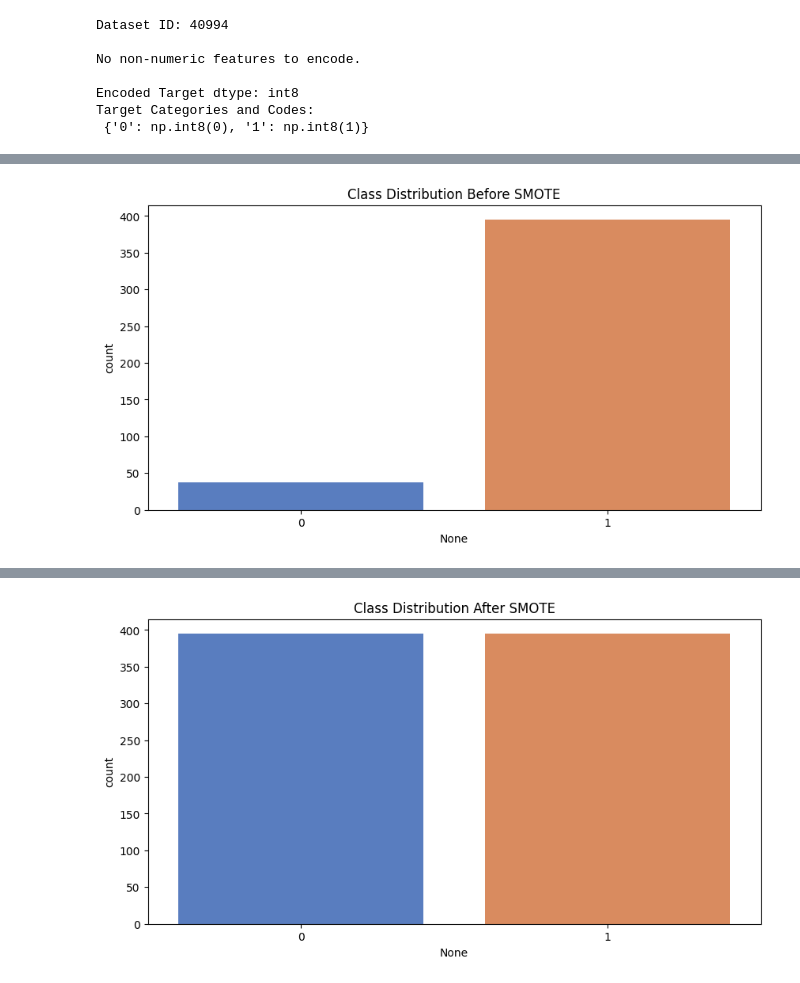
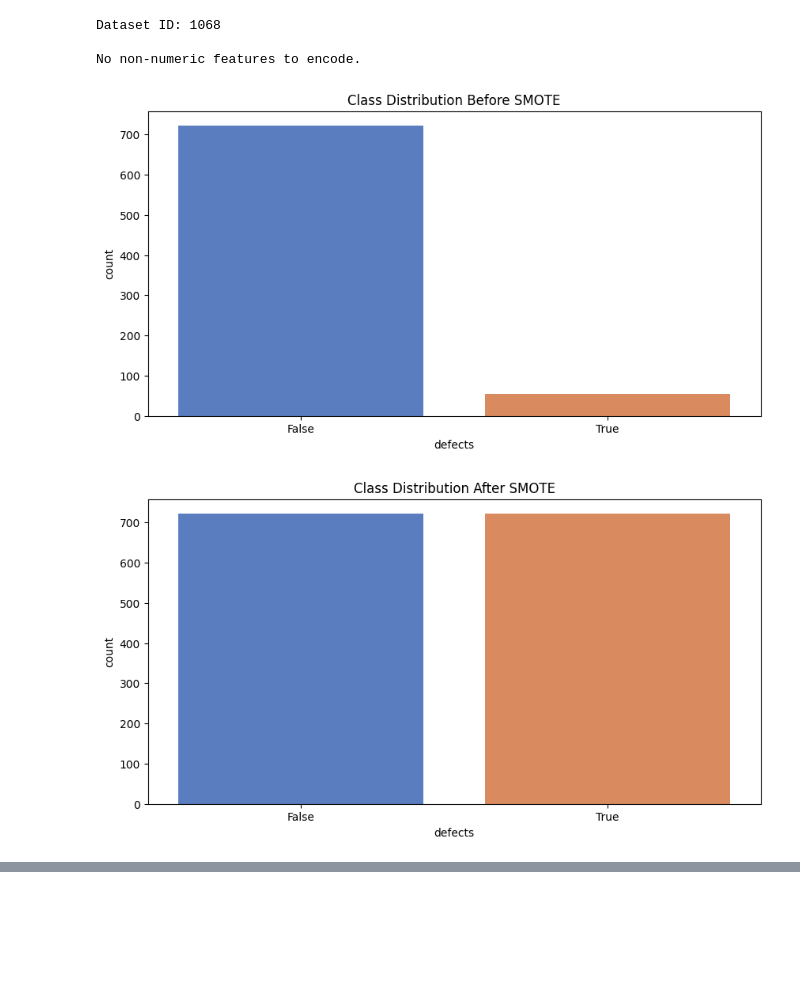
Before and after one commit to brunomfernandes45/random-forest-imbalanced-datasets, a Jupyter notebook: notebook.ipynb, the cells around one changed output, grey strips where cells are left out. Saved outputs shown, nothing was run; the diff lists cells and outputs as text; code cells hidden in the pictures; blank space fills up the shorter version.

```diff
--- a/notebook.ipynb
+++ b/notebook.ipynb
@@ -150,0 +144,2 @@ def MySmote(X, y, minority_class, k_neighbors=5, n_samples=100, max_distance=Non
+# %%
+imbalanced_datasets = [imbalanced_datasets[0], imbalanced_datasets[2], imbalanced_datasets[4], imbalanced_datasets[5]]
@@ -372,17 +592,5 @@ def convert_to_numeric(X, y):
 # %%
-import numpy as np
-import pandas as pd
-from sklearn.model_selection import train_test_split
-from sklearn.metrics import confusion_matrix, ConfusionMatrixDisplay
-import matplotlib.pyplot as plt
-import seaborn as sns
-import openml
-
-# Define your custom RandomForest class here or ensure it's imported
-# from your_random_forest_module import RandomForest
-
-# Load the datasets from OpenML Collection 99
-dataset_id = imbalanced_datasets[4]["Dataset ID"]
+dataset_id = imbalanced_datasets[3]["Dataset ID"]
 print("Dataset ID:", dataset_id)
 data = openml.datasets.get_dataset(dataset_id)
 
@@ -433,7 +641,7 @@ random_state = 99
 
 # Split the data with stratification to maintain class distribution
 X_train, X_test, y_train, y_test = train_test_split(
-    X, y, test_size=0.2, random_state=random_state, stratify=y
+    X, y, test_size=0.3, random_state=random_state, stratify=y
 )
 
 # Distribuição antes do SMOTE (antes de qualquer modificação)
@@ -471,13 +679,39 @@ accuracy = np.sum(predictions == y_test) / len(y_test)
 print(f"\nSMOTE Accuracy: {accuracy:.2f}")
 
 # Calculate precision, recall, and F1 score
-from sklearn.metrics import classification_report
-
 report = classification_report(y_test, predictions)
 
 print("\nClassification Report:")
 print(report)
 
+# Compute confusion matrix
+cm = confusion_matrix(y_test, predictions)
+
+# Display da matriz de confusão
+disp = ConfusionMatrixDisplay(confusion_matrix=cm, display_labels=np.unique(y))
+disp.plot(cmap=plt.cm.Blues, values_format="d")
+plt.title("Confusion Matrix")
+plt.show()
+
+# Binarize the output for multi-class ROC
+y_test_bin = label_binarize(y_test, classes=np.unique(y))
+predictions_bin = label_binarize(predictions, classes=np.unique(y))
+
+# Compute ROC curve and AUC for each class
+for i in range(y_test_bin.shape[1]):
+    fpr, tpr, _ = roc_curve(y_test_bin[:, i], predictions_bin[:, i])
+    roc_auc = auc(fpr, tpr)
+    plt.plot(fpr, tpr, label=f"Class {i} (AUC = {roc_auc:.2f})")
+
+# Finalize plot
+plt.plot([0, 1], [0, 1], "k--", label="Random Guess")
+plt.title("ROC Curve")
+plt.xlabel("False Positive Rate")
+plt.ylabel("True Positive Rate")
+plt.legend()
+plt.show()
+
+# Initialize RandomForest without SMOTE
 rf = RandomForest(
     n_estimators=15,
     max_depth=5,
@@ -487,35 +721,51 @@ rf = RandomForest(
 
 # Fit the model
 rf.fit(X_train, y_train)
 
 # Predict
 predictions = rf.predict(X_test)
 
 # Calculate accuracy
 accuracy = np.sum(predictions == y_test) / len(y_test)
 print(f"\nWithout SMOTE Accuracy: {accuracy:.2f}")
 
 report = classification_report(y_test, predictions)
 
 print("\nClassification Report:")
 print(report)
 
 # Previsões do modelo (pode ser com ou sem SMOTE, dependendo de qual você escolher)
 predictions = rf.predict(X_test)
 
 # Compute confusion matrix
 cm = confusion_matrix(y_test, predictions)
 
 # Display da matriz de confusão
 disp = ConfusionMatrixDisplay(confusion_matrix=cm, display_labels=np.unique(y))
 disp.plot(cmap=plt.cm.Blues, values_format='d')
 plt.title("Confusion Matrix")
 plt.show()
+
+# Binarize the output for multi-class ROC
+y_test_bin = label_binarize(y_test, classes=np.unique(y))
+predictions_bin = label_binarize(predictions, classes=np.unique(y))
+
+# Compute ROC curve and AUC for each class
+for i in range(y_test_bin.shape[1]):
+    fpr, tpr, _ = roc_curve(y_test_bin[:, i], predictions_bin[:, i])
+    roc_auc = auc(fpr, tpr)
+    plt.plot(fpr, tpr, label=f"Class {i} (AUC = {roc_auc:.2f})")
+
+# Finalize plot
+plt.plot([0, 1], [0, 1], "k--", label="Random Guess")
+plt.title("ROC Curve")
+plt.xlabel("False Positive Rate")
+plt.ylabel("True Positive Rate")
+plt.legend()
+plt.show()
 # %% [output]
-Dataset ID: 40994
+Dataset ID: 1068
 
 No non-numeric features to encode.
-
-Encoded Target dtype: int8
-Target Categories and Codes:
- {'0': np.int8(0), '1': np.int8(1)}
+[figure, new version]
+[figure, new version]
@@ -525 +782,0 @@ Passing `palette` without assigning `hue` is deprecated and will be removed in v
-[figure, old version]
@@ -529 +795,0 @@ Passing `palette` without assigning `hue` is deprecated and will be removed in v
-[figure, old version]
```
Also changed, not shown: parts of 36 cells of this notebook.
